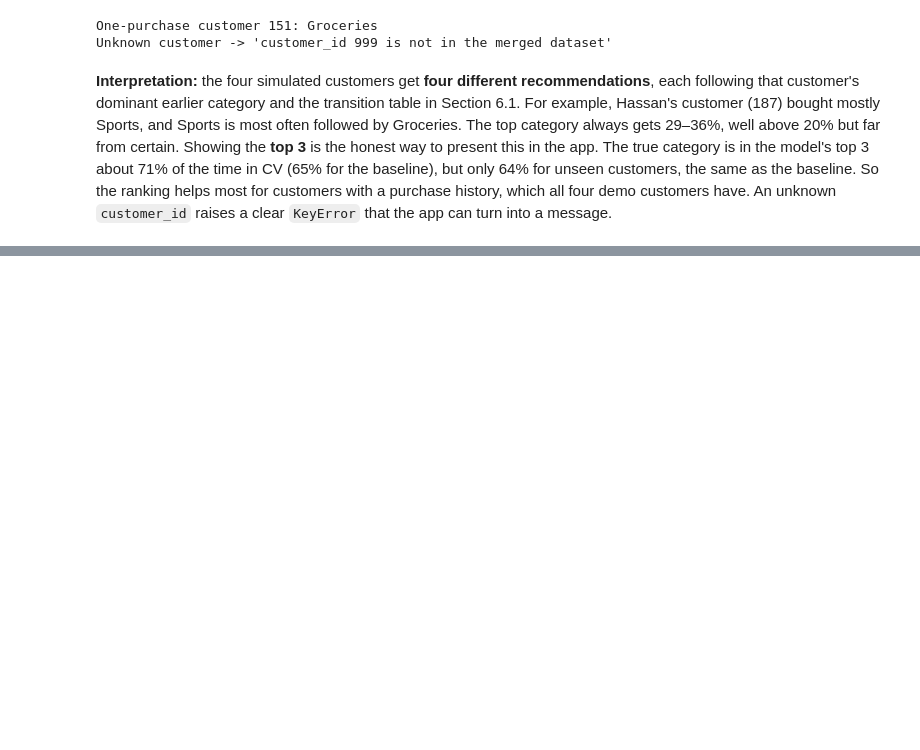
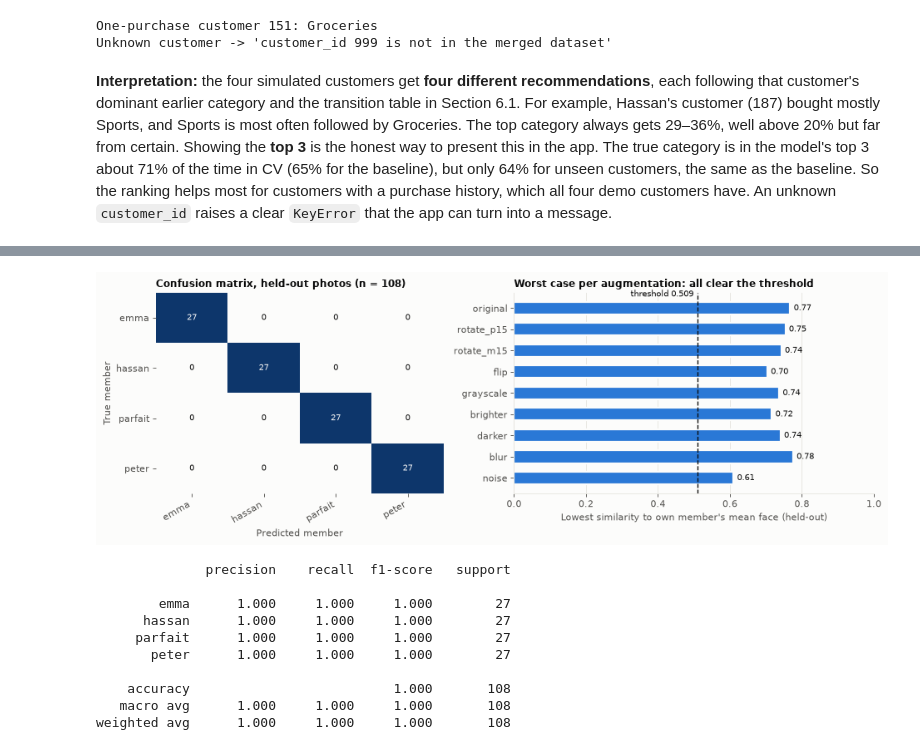
Before and after one commit to Hassan-Adelani-Luqman/g9-biometric-product-recommender, a Jupyter notebook: notebooks/04_model_training_evaluation.ipynb, the cells around one changed output, grey strips where cells are left out. Cells and saved outputs as stored; diff of their text form; code cells hidden in the pictures; blank space fills up the shorter version.

```diff
--- a/notebooks/04_model_training_evaluation.ipynb
+++ b/notebooks/04_model_training_evaluation.ipynb
@@ -37,10 +42,14 @@ sys.path.insert(0, str(ROOT))
 from src import config
 from src import data_merge as dm
 from src import train_product_model as tp
+from src import train_face_model as tf
 
 warnings.filterwarnings("ignore", category=UserWarning)
+import cv2
+cv2.utils.logging.setLogLevel(cv2.utils.logging.LOG_LEVEL_ERROR)  # hide OpenCV backend notices
 config.FIGURES_DIR.mkdir(parents=True, exist_ok=True)
 pd.set_option("display.width", 140)
+pd.set_option("display.max_colwidth", 140)
 plt.rcParams["figure.dpi"] = 80
 
 # Plot styling: validated colour-vision-safe palette, the same as notebooks 01 and 02.
@@ -58,8 +67,11 @@ plt.rcParams.update({
     "xtick.color": INK_2, "ytick.color": INK_2, "text.color": INK, "legend.frameon": False,
 })
 
-def save(fig, name):
-    fig.savefig(config.FIGURES_DIR / f"product_{name}.png", dpi=150, bbox_inches="tight")
+MEMBER_COLORS = dict(zip(config.MEMBERS, ["#2a78d6", "#eb6834", "#1baf7a", "#eda100"]))
+GENUINE, OTHER_MEMBER, STRANGER = "#2a78d6", "#eda100", "#eb6834"   # palette slots 1, 4, 2
+
+def save(fig, name, prefix="product"):
+    fig.savefig(config.FIGURES_DIR / f"{prefix}_{name}.png", dpi=150, bbox_inches="tight")
     plt.show()
 
 def heatmap(ax, table, title, vmax, fmt="{:.2f}"):
@@ -494,0 +536,37 @@ This table reads `models/{face,voice,product}_model_meta.json`. Rerunning this c
+# %%
+classes = face["classes"]
+cm = pd.DataFrame(confusion_matrix(face["y"], face["oof_pred"], labels=classes), index=classes, columns=classes)
+per_aug = face["per_augmentation"]
+
+fig, axes = plt.subplots(1, 2, figsize=(12, 4.2), gridspec_kw={"width_ratios": [1, 1.25]})
+heatmap(axes[0], cm, "Confusion matrix, held-out photos (n = 108)", vmax=cm.values.max(), fmt="{:d}")
+axes[0].set_xlabel("Predicted member")
+axes[0].set_ylabel("True member")
+
+ax = axes[1]
+order = per_aug.index[::-1]
+ax.barh(order, per_aug.loc[order, "min_similarity"], color=GENUINE, height=0.6, edgecolor=SURFACE, linewidth=2)
+ax.axvline(face["threshold"], color=INK, ls="--", lw=1.2)
+ax.text(face["threshold"] - 0.01, len(order) - 0.45, f"threshold {face['threshold']:.3f}", ha="right",
+        fontsize=9, color=INK)
+for a, v in zip(order, per_aug.loc[order, "min_similarity"]):
+    ax.text(v + 0.01, a, f"{v:.2f}", va="center", fontsize=9, color=INK)
+ax.set_xlim(0, 1)
+ax.grid(axis="y", visible=False)
+ax.set_xlabel("Lowest similarity to own member's mean face (held-out)")
+ax.set_title("Worst case per augmentation: all clear the threshold", loc="left")
+fig.tight_layout()
+save(fig, "confusion_and_augmentations", prefix="face")
+print(classification_report(face["y"], face["oof_pred"], digits=3))
+# %% [output]
+[figure, added]
+              precision    recall  f1-score   support
+
+        emma      1.000     1.000     1.000        27
+      hassan      1.000     1.000     1.000        27
+     parfait      1.000     1.000     1.000        27
+       peter      1.000     1.000     1.000        27
+
+    accuracy                          1.000       108
+   macro avg      1.000     1.000     1.000       108
+weighted avg      1.000     1.000     1.000       108
```
Also changed, not shown: parts of 15 cells of this notebook.
